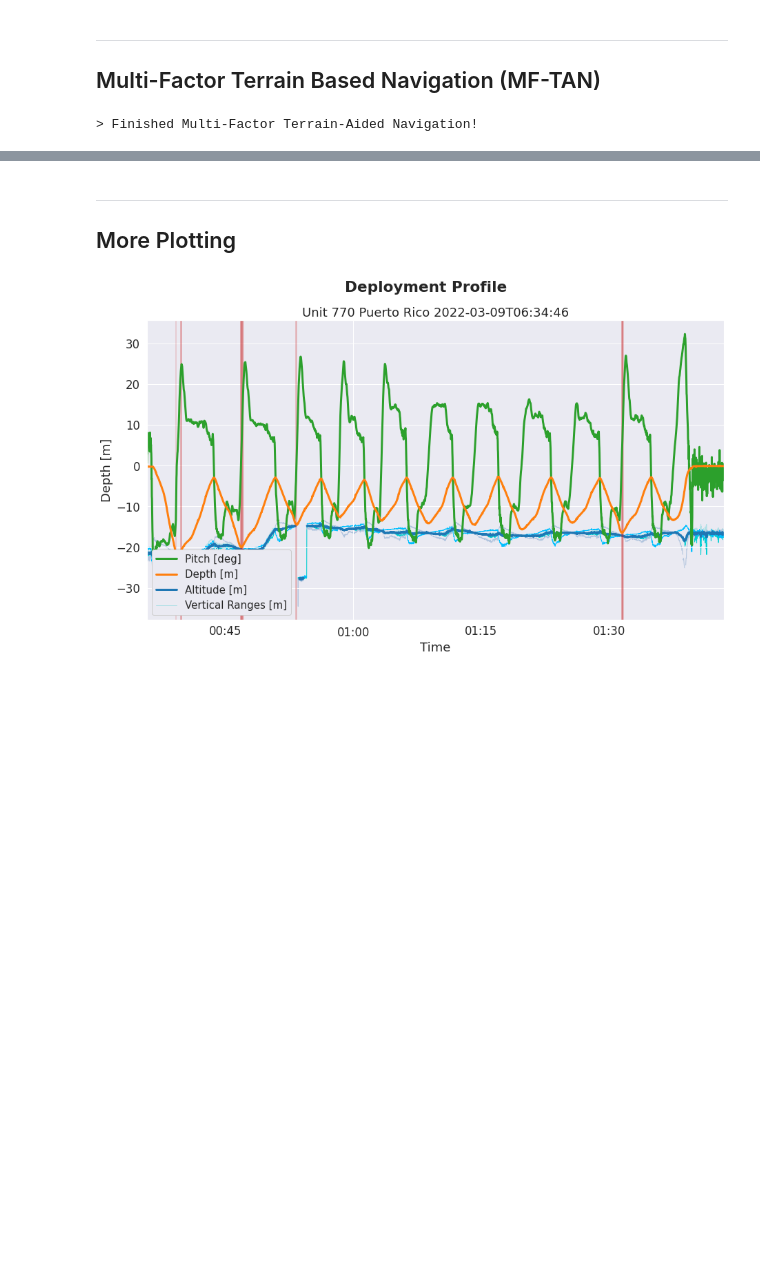
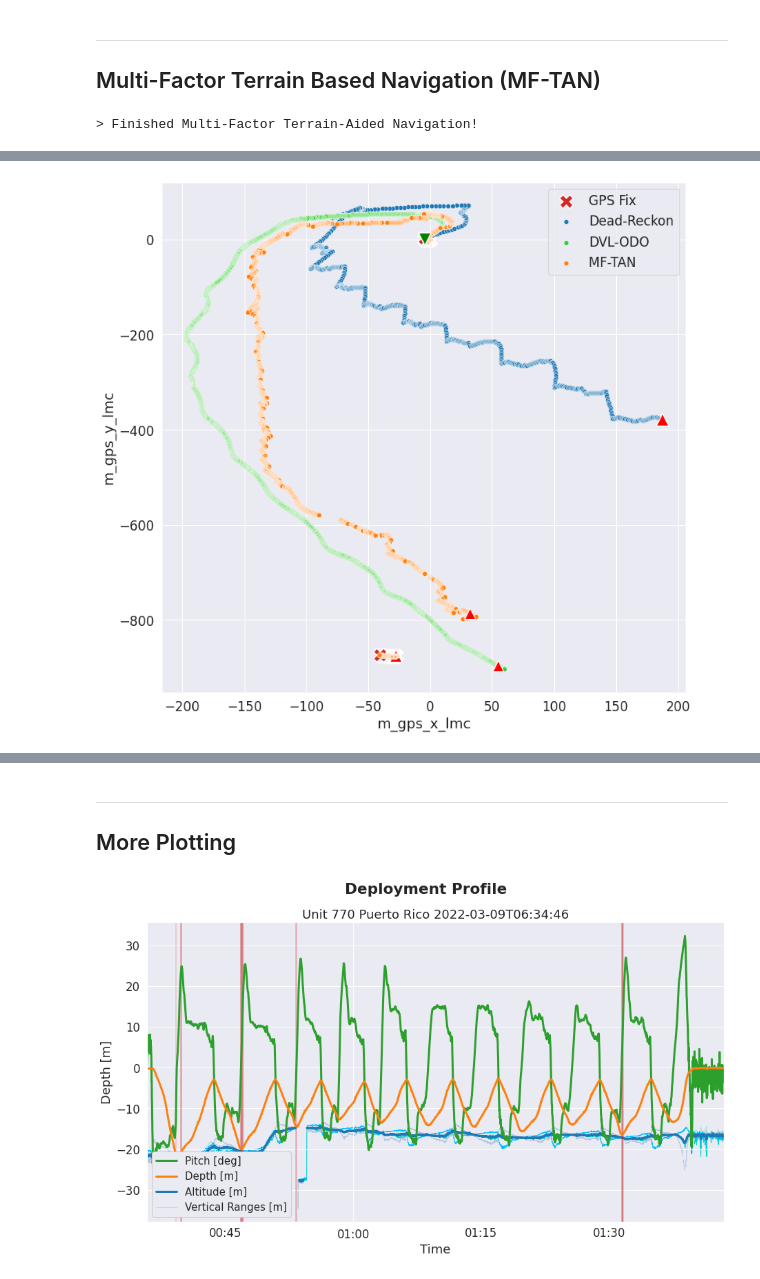
Before and after one commit to gidobot/dvl-nav, a Jupyter notebook: notebook/dvl-navigation-unit770.ipynb, the cells around one changed output, grey strips where cells are left out. Drawn from its saved outputs; the diff is of its cells as text; code cells hidden in the pictures; blank space fills up the shorter version.

```diff
--- a/notebook/dvl-navigation-unit770.ipynb
+++ b/notebook/dvl-navigation-unit770.ipynb
@@ -1643,0 +1624,98 @@ plt.plot(pc_bathy_orient, '*')
+# %%
+# Quantify Performance of DR-DACC, DVL-ODO, and MF-TAN
+
+# #%% Sanity Checks
+# time_plot = ts.df.ros_timestamp - ts.df.ros_timestamp[0]
+# plt.figure()
+# plt.plot(time_plot, tan_pos_r)
+# plt.xlabel('Time [s]')
+# plt.ylabel('Position Uncertainty [m]')
+# plt.title('Sanity Check')
+
+start_idx_DVL = []
+end_idx_DVL = []
+
+surface_flag = True
+depth_cutoff = 2
+near_surface_timer = 60
+for i in range(0,len(ts.df.ctd_depth)):
+    if (ts.df.ctd_depth[i] > depth_cutoff) and (surface_flag == True):
+        surface_flag = False
+        start_idx_DVL.append(i)
+    elif (surface_flag==False) and (ts.df.ctd_depth[i] < depth_cutoff):
+        surface_flag = True
+        end_idx_DVL.append(i)
+
+#TODO is this working as intended. Hard to check on shelf dive
+ephemeral_cutoff = 30
+eph_start_idx = []
+eph_end_idx = []
+# Sort out ephemeral surfacings
+for i in range(1,len(start_idx_DVL)):
+    dt = ts.df.ros_timestamp[start_idx_DVL[i]] - ts.df.ros_timestamp[end_idx_DVL[i-1]]
+    print(dt)
+    if dt < ephemeral_cutoff:
+        eph_start_idx.append(i)
+        eph_end_idx.append(i-1)
+eph_start_idx = sorted(eph_start_idx, reverse=True)
+eph_end_idx = sorted(eph_end_idx, reverse=True)
+for idx in eph_start_idx:
+    if idx < len(start_idx_DVL):
+        start_idx_DVL.pop(idx)
+for idx in eph_end_idx:
+    if idx < len(end_idx_DVL):
+        end_idx_DVL.pop(idx)
+###############################
+
+# Find start and stop points for gps fixes
+start_idx_DBD_gps = []
+end_idx_DBD_gps = []
+dbd_surf_flag = True
+depth_cutoff = 2  #idx +20 check to see that glider actually went back down and didn't just lose gps momentarily
+for i in range(0,len(df_dbd.m_depth)-2):
+    if not np.isnan(df_dbd.m_gps_x_lmc[i]) and np.isnan(df_dbd.m_gps_x_lmc[i+1]) and np.isnan(df_dbd.m_gps_x_lmc[i+2]) and (df_dbd.m_depth[i+20] > depth_cutoff) and dbd_surf_flag is True:
+        dbd_surf_flag = False
+        start_idx_DBD_gps.append(i)
+    elif not np.isnan(df_dbd.m_gps_x_lmc[i]) and dbd_surf_flag is False:
+        dbd_surf_flag = True
+        end_idx_DBD_gps.append(i)
+
+
+end_idx_DBD_DR = []
+dist_cutoff = 10
+# Look for gaps in continuity to find true end points for DR estimate
+gap_flag = False
+for i in range(1,len(df_dbd.m_depth)):
+    if np.isnan(df_dbd.m_x_lmc[i]) and gap_flag==False:
+        gap_flag = True
+        pos_minus = df_dbd.m_x_lmc[i-1]
+        pos_minus_idx = i-1
+    if gap_flag==True and not np.isnan(df_dbd.m_x_lmc[i]):
+        gap_flag = False
+        pos_plus = df_dbd.m_x_lmc[i]
+        delta_x = np.abs(pos_plus - pos_minus)
+        if delta_x > dist_cutoff:
+            end_idx_DBD_DR.append(pos_minus_idx)
+
+GPS = True
+fig,ax = plt.subplots(figsize=(12,12))
+if GPS:
+    sns.scatterplot(df_dbd.m_gps_x_lmc - dbd_origin_x_lmc, df_dbd.m_gps_y_lmc - dbd_origin_y_lmc, color='tab:red', marker='X',label='GPS Fix', s =300)
+    sns.scatterplot(df_dbd.m_gps_x_lmc[start_idx_DBD_gps] - dbd_origin_x_lmc, df_dbd.m_gps_y_lmc[start_idx_DBD_gps] - dbd_origin_y_lmc, marker='v', color='green', s = 250)
+    sns.scatterplot(df_dbd.m_gps_x_lmc[end_idx_DBD_gps] - dbd_origin_x_lmc, df_dbd.m_gps_y_lmc[end_idx_DBD_gps] - dbd_origin_y_lmc, marker='^', color='red', s = 250)
+
+sns.scatterplot(df_dbd.m_x_lmc - dbd_origin_x_lmc, df_dbd.m_y_lmc - dbd_origin_y_lmc, color='tab:blue', label='Dead-Reckon')
+sns.scatterplot(df_dbd.m_x_lmc[start_idx_DBD_gps] - dbd_origin_x_lmc, df_dbd.m_y_lmc[start_idx_DBD_gps] - dbd_origin_y_lmc, marker='v', color='green', s = 250)
+sns.scatterplot(df_dbd.m_x_lmc[end_idx_DBD_DR] - dbd_origin_x_lmc, df_dbd.m_y_lmc[end_idx_DBD_DR] - dbd_origin_y_lmc, marker='^', color='red', s = 250)
+
+sns.scatterplot(ts.df.rel_pos_x, ts.df.rel_pos_y, color='limegreen', label='DVL-ODO')
+sns.scatterplot(ts.df.rel_pos_x[start_idx_DVL], ts.df.rel_pos_y[start_idx_DVL], marker='v',color='green', s=250)
+sns.scatterplot(ts.df.rel_pos_x[end_idx_DVL], ts.df.rel_pos_y[end_idx_DVL], marker='^',color='red', s=200)
+
+sns.scatterplot(ts.df.tan_pos_x, ts.df.tan_pos_y, color='tab:orange', label='MF-TAN ')
+sns.scatterplot(ts.df.tan_pos_x[start_idx_DVL], ts.df.tan_pos_y[start_idx_DVL], marker='v',color='green', s=250)
+sns.scatterplot(ts.df.tan_pos_x[end_idx_DVL], ts.df.tan_pos_y[end_idx_DVL], marker='^',color='red', s=200)
+
+# print(end_idx_DBD_DR)
+# print(start_idx_DBD_gps, end_idx_DBD_gps)
+# %% [output]
@@ -1643,0 +1724 @@ plt.plot(pc_bathy_orient, '*')
+[figure, added]
```
Also changed, not shown: parts of 20 cells of this notebook.
